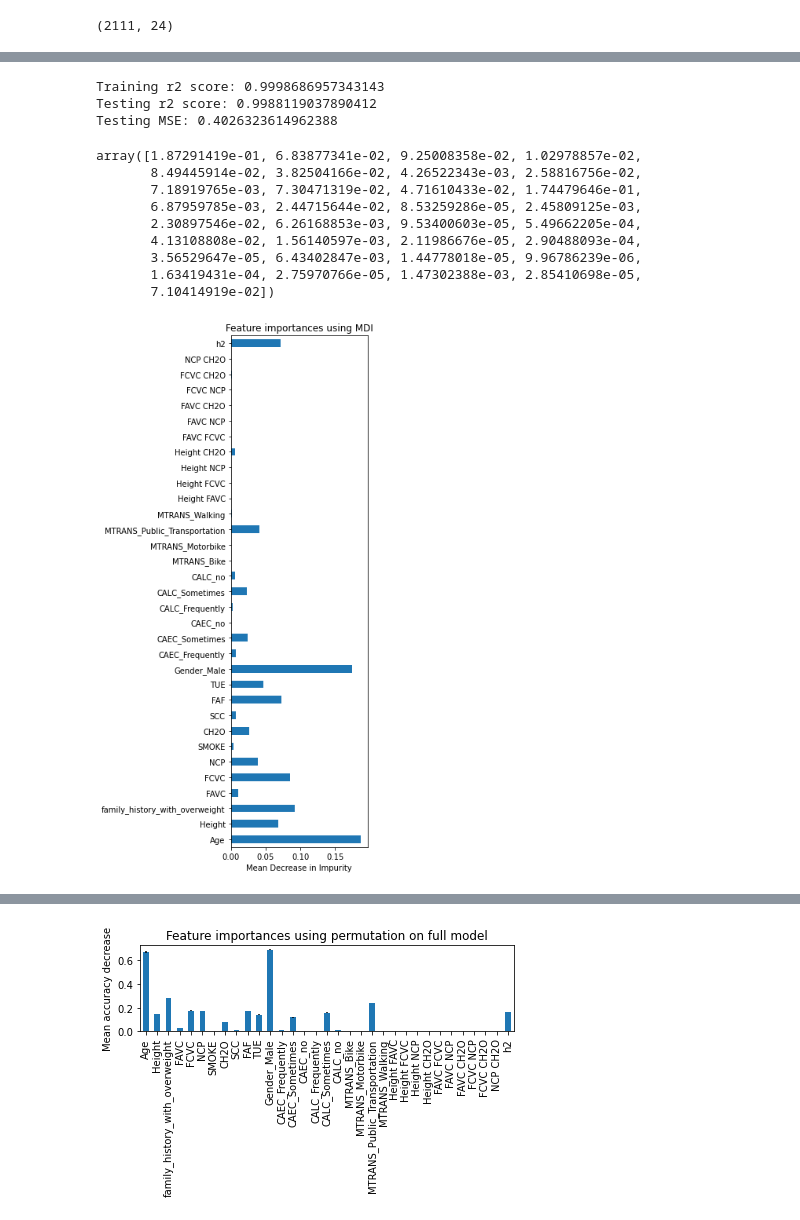
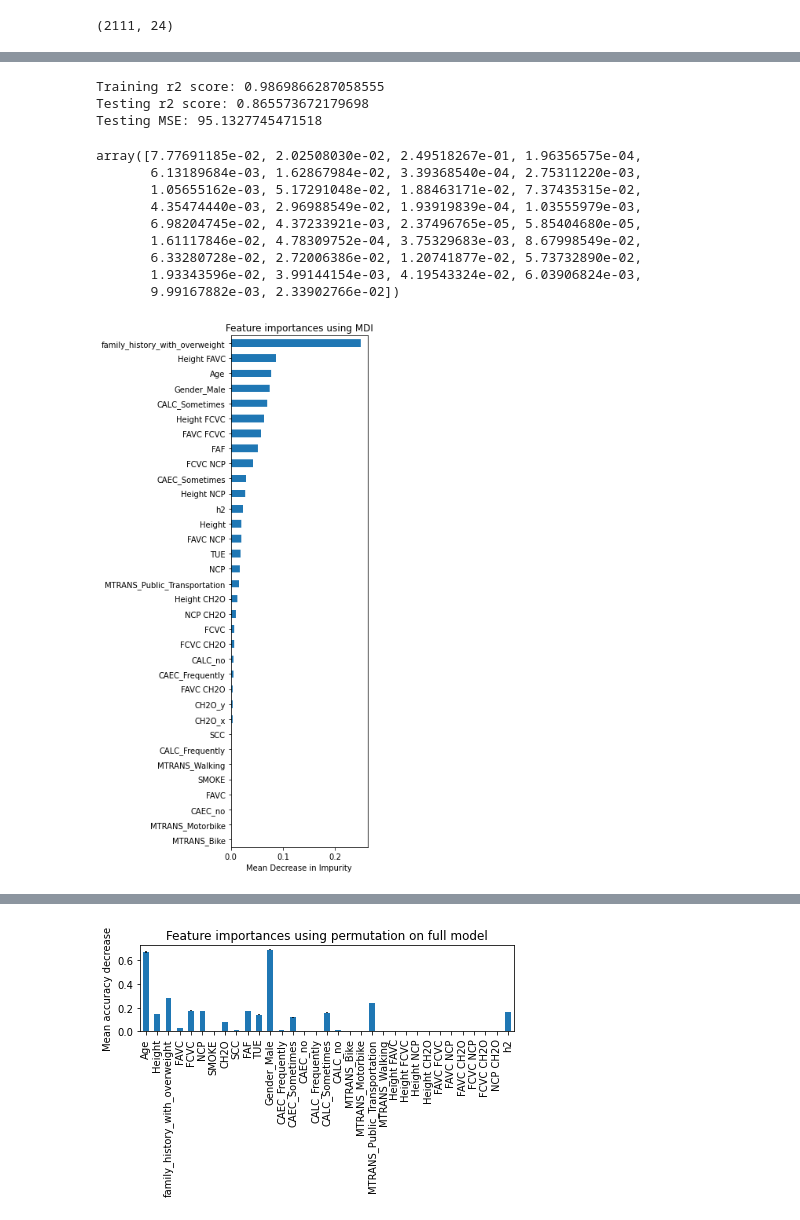
Before and after one commit to sbhewitt/Obesity-Group-Project, a Jupyter notebook: code/survey_expo_ryan.ipynb, the cells around one changed output, grey strips where cells are left out. Cells and saved outputs as stored; diff of their text form; code cells hidden in the pictures.

```diff
--- a/code/survey_expo_ryan.ipynb
+++ b/code/survey_expo_ryan.ipynb
@@ -110,7 +112,7 @@ array_poly = poly.fit_transform(df[['Height', 'FAVC', 'FCVC', 'NCP', 'CH2O']])
 df_poly = pd.DataFrame(array_poly, columns = poly.get_feature_names_out(['Height', 'FAVC', 'FCVC', 'NCP', 'CH2O']))
 
 # Merge Polynomial Features df
-df = df.merge(df_poly.iloc[:,4:])
+df = df.merge(df_poly.iloc[:,4:], left_index = True, right_index = True)
 
 # Create height^2 column
 df['h2'] = df['Height'] ** 2
@@ -167,9 +169,9 @@ print(f'Training r2 score: {pipe.score(X_train, y_train)}')
 print(f'Testing r2 score: {pipe.score(X_test, y_test)}')
 print(f'Testing MSE: {metrics.mean_squared_error(y_test, pipe.predict(X_test))}')
 # %% [output]
-Training r2 score: 0.9998686957343143
-Testing r2 score: 0.9988119037890412
-Testing MSE: 0.4026323614962388
+Training r2 score: 0.9869866287058555
+Testing r2 score: 0.865573672179698
+Testing MSE: 95.1327745471518
 # %%
 # Removing from pipeline to get feature importances
 ss = StandardScaler()
@@ -180,25 +182,25 @@ rf = RandomForestRegressor()
 rf.fit(X_train_sc, y_train)
 rf.feature_importances_
 # %% [output]
-array([1.87291419e-01, 6.83877341e-02, 9.25008358e-02, 1.02978857e-02,
-       8.49445914e-02, 3.82504166e-02, 4.26522343e-03, 2.58816756e-02,
-       7.18919765e-03, 7.30471319e-02, 4.71610433e-02, 1.74479646e-01,
-       6.87959785e-03, 2.44715644e-02, 8.53259286e-05, 2.45809125e-03,
-       2.30897546e-02, 6.26168853e-03, 9.53400603e-05, 5.49662205e-04,
-       4.13108808e-02, 1.56140597e-03, 2.11986676e-05, 2.90488093e-04,
-       3.56529647e-05, 6.43402847e-03, 1.44778018e-05, 9.96786239e-06,
-       1.63419431e-04, 2.75970766e-05, 1.47302388e-03, 2.85410698e-05,
-       7.10414919e-02])
+array([7.77691185e-02, 2.02508030e-02, 2.49518267e-01, 1.96356575e-04,
+       6.13189684e-03, 1.62867984e-02, 3.39368540e-04, 2.75311220e-03,
+       1.05655162e-03, 5.17291048e-02, 1.88463171e-02, 7.37435315e-02,
+       4.35474440e-03, 2.96988549e-02, 1.93919839e-04, 1.03555979e-03,
+       6.98204745e-02, 4.37233921e-03, 2.37496765e-05, 5.85404680e-05,
+       1.61117846e-02, 4.78309752e-04, 3.75329683e-03, 8.67998549e-02,
+       6.33280728e-02, 2.72006386e-02, 1.20741877e-02, 5.73732890e-02,
+       1.93343596e-02, 3.99144154e-03, 4.19543324e-02, 6.03906824e-03,
+       9.99167882e-03, 2.33902766e-02])
 # %%
 # From sklearn https://scikit-learn.org/stable/auto_examples/ensemble/plot_forest_importances.html
 feature_names = X.columns
 importances = rf.feature_importances_
-forest_importances = pd.Series(importances, index=feature_names)
+forest_importances = pd.Series(importances, index=feature_names).sort_values()
 
 fig, ax = plt.subplots(figsize = (5,10))
 forest_importances.plot.barh(ax=ax)
 ax.set_title("Feature importances using MDI")
 ax.set_xlabel("Mean Decrease in Impurity")
 fig.tight_layout();
 # %% [output]
-[figure, old version]
+[figure, new version]
```
Also changed, not shown: parts of 13 cells of this notebook, 1 other file.
